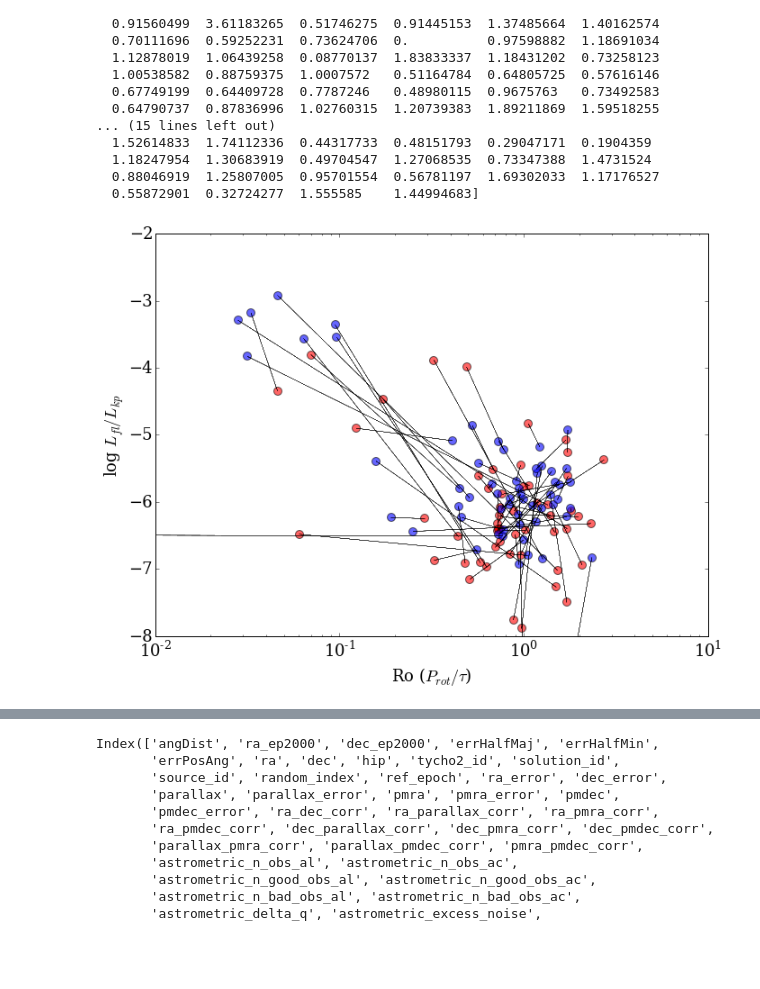
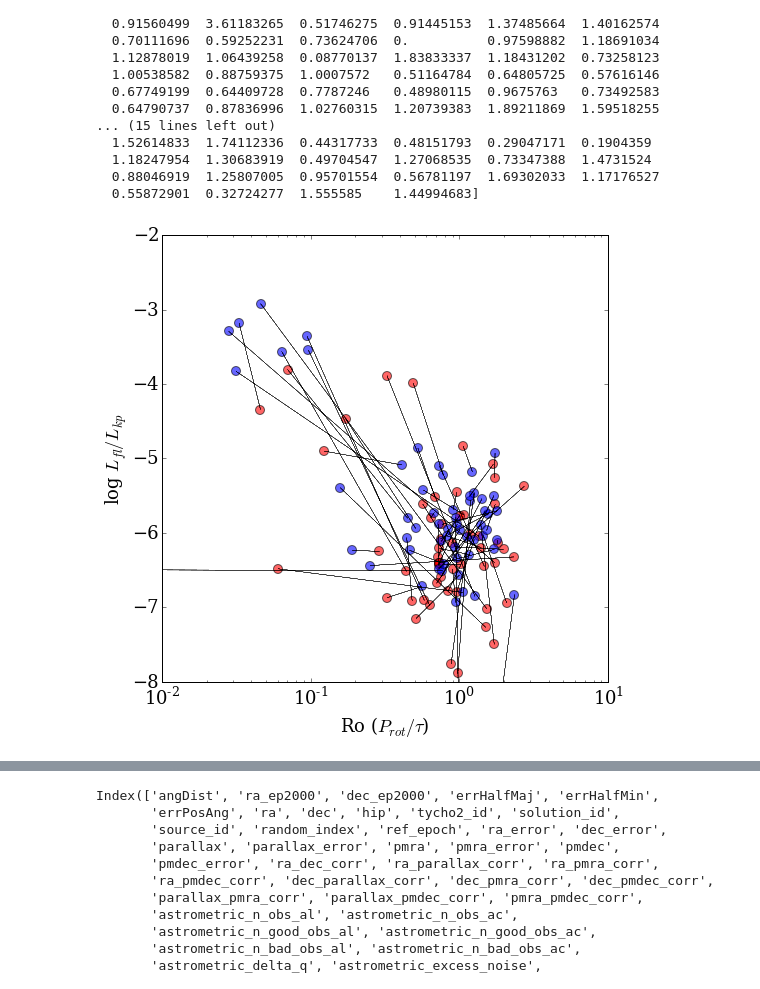
Before and after one commit to RileyWClarke/WideBinaryProject, a Jupyter notebook: WideBinaryProject.v3.ipynb, the cells around one changed output, grey strips where cells are left out. Cells and saved outputs as stored; diff of their text form; code cells hidden in the pictures; blank space fills up the shorter version.

```diff
--- a/WideBinaryProject.v3.ipynb
+++ b/WideBinaryProject.v3.ipynb
@@ -17,7 +17,7 @@ matplotlib.rcParams.update({'font.family':'serif'})
 # %%
 Kep_ID, sep, gkclr, prot = np.loadtxt ('Janes2017_data.txt', usecols=(1,6,9,10), unpack=True)
 # %%
-row, Lfl_Lbol, giclr, kicnum, mass, tau = np.genfromtxt('kic_lflare_mass.csv', usecols = (0,1,8,9,10,11), delimiter = ',', unpack = True, skip_header=True)
+row, Lfl_Lbol, jim_dist, giclr, kicnum, mass, tau = np.genfromtxt('kic_lflare_mass_dist.csv', usecols = (0,1,8,9,10,11,12), delimiter = ',', unpack = True, skip_header=True)
 
 w=np.where((Lfl_Lbol < 1e-15))
 Lfl_Lbol[w]=1e-15
@@ -411,16 +413,3 @@ print(Lfl_Lbol[146653])
 print(np.where((prot[a][Good_either] <= 0)))
 # %% [output]
 (array([34]),)
-# %%
-fig = plt.figure(figsize=(11,8))#connect these by lines
-
-plt.scatter(prot[a][Good_either],np.log10(Lfl_Lbol[m][a][Good_either]),alpha = 0.6,s=80,c='r')
-plt.scatter(prot[b][Good_either],np.log10(Lfl_Lbol[m][b][Good_either]),alpha = 0.6,s=80,c='b')
-
-for j in range (len(Good_either[0])):
-    plt.plot([prot[a][Good_either],prot[b][Good_either]],[np.log10(Lfl_Lbol[m][a][Good_either]),np.log10(Lfl_Lbol[m][b][Good_either])],'k',lw=0.2,alpha=0.1)
-
-
-plt.ylabel(r'log $L_{fl}/L_{kp}$')
-plt.xlabel(r'Rotation Period (Days)')
-plt.xscale('log')
@@ -490,17 +460,17 @@ print(rosby)
 # %%
-fig = plt.figure(figsize=(11,8))#connect these by lines
+fig = plt.figure(figsize=(8,8))#connect these by lines
 
 plt.scatter(rosby[a][Good_either],np.log10(Lfl_Lbol[m][a][Good_either]),alpha = 0.6,s=80,c='r')
 plt.scatter(rosby[b][Good_either],np.log10(Lfl_Lbol[m][b][Good_either]),alpha = 0.6,s=80,c='b')
 
 for j in range (np.size(Good_either[0])):
     plt.plot([rosby[a][Good_either],rosby[b][Good_either]],[np.log10(Lfl_Lbol[m][a][Good_either]),np.log10(Lfl_Lbol[m][b][Good_either])],'k',lw=0.2,alpha=0.1)
 
 plt.xscale('log')
 plt.ylim(-8,-2)
 plt.xlabel(r'Ro ($P_{rot}/\tau$)')
 plt.ylabel(r'log $L_{fl}/L_{kp}$')
 plt.savefig('ABrot.png',dpi=500)
 # %% [output]
-[figure, old version]
+[figure, new version]
 # %%
```
Also changed, not shown: parts of 21 cells of this notebook, 1 other file.
